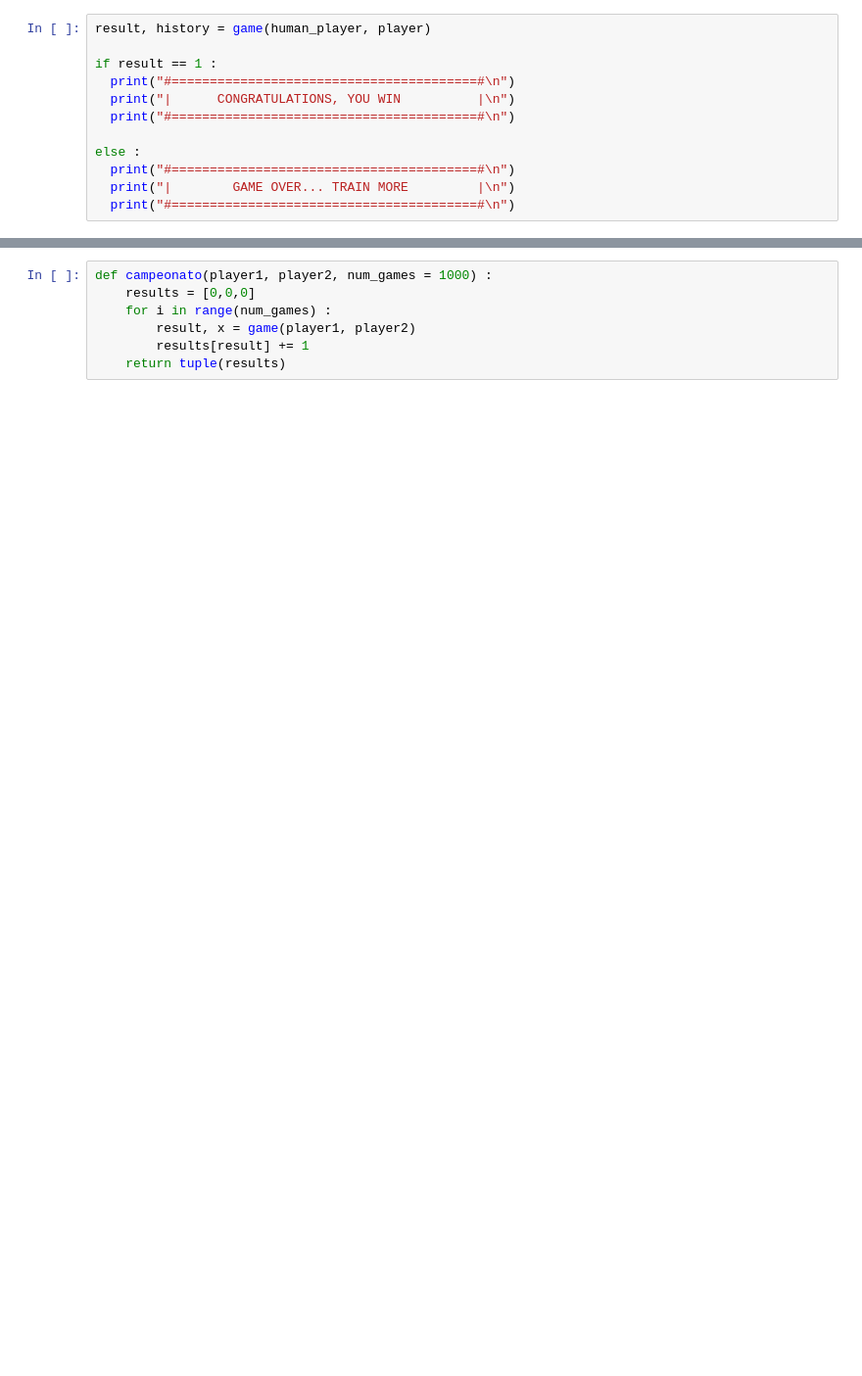
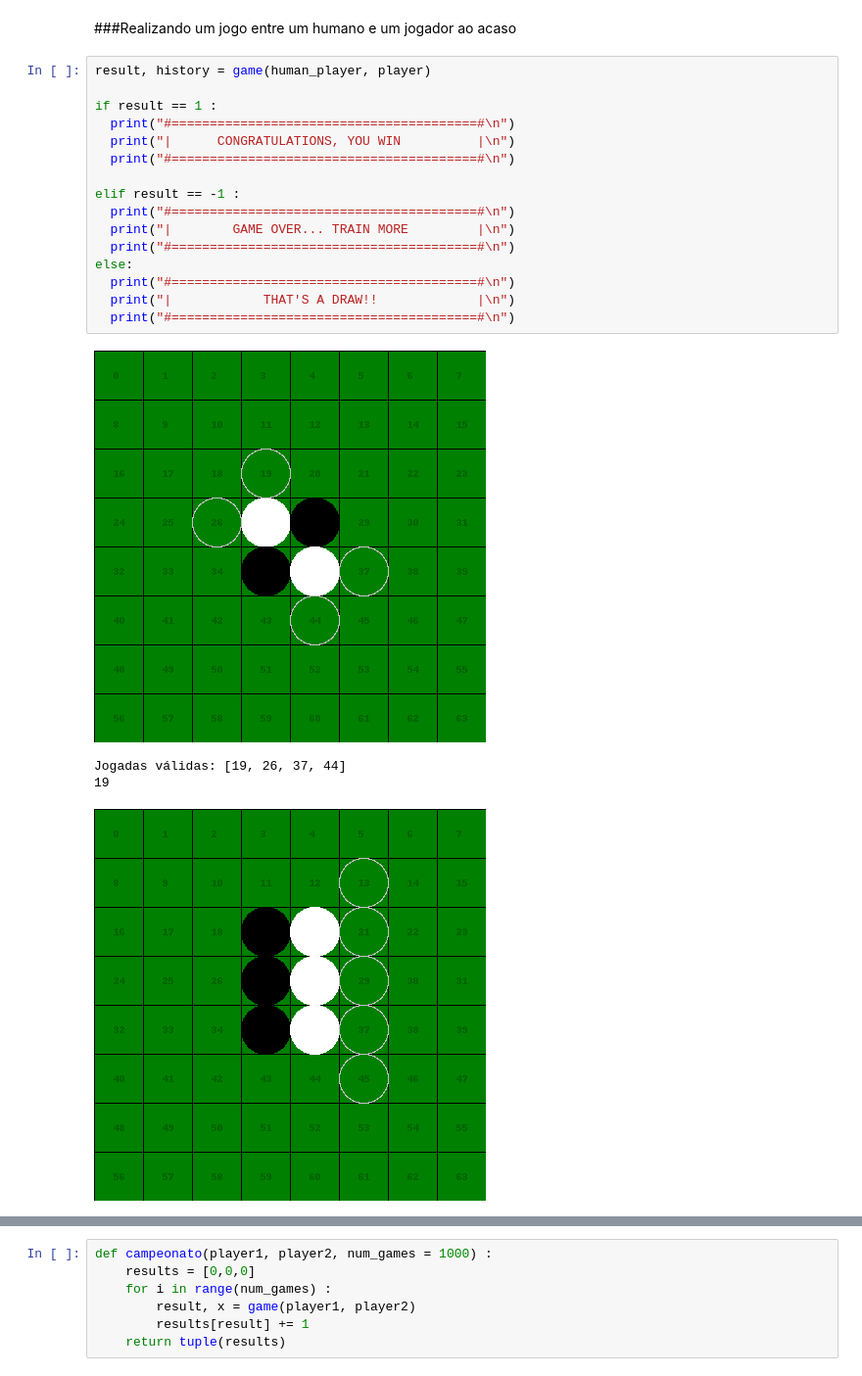
Before and after one commit to leoponte/SI202-Res-Problemas, a Jupyter notebook: Atividade 08/Atividade08.ipynb, the cells around one changed output, grey strips where cells are left out. Shown: that part at 98% size. Cells and saved outputs as stored; diff of their text form; blank space fills up the shorter version.

```diff
--- a/Atividade 08/Atividade08.ipynb
+++ b/Atividade 08/Atividade08.ipynb
@@ -449,12 +458,23 @@ def game(player1, player2) :
+# %% [markdown]
+###Realizando um jogo entre um humano e um jogador ao acaso
 # %%
 result, history = game(human_player, player)
 
 if result == 1 :
   print("#========================================#\n")
   print("|      CONGRATULATIONS, YOU WIN          |\n")
   print("#========================================#\n")
 
-else :
+elif result == -1 :
   print("#========================================#\n")
   print("|        GAME OVER... TRAIN MORE         |\n")
   print("#========================================#\n")
+else:
+  print("#========================================#\n")
+  print("|            THAT'S A DRAW!!             |\n")
+  print("#========================================#\n")
+# %% [output]
+[figure, added]
+Jogadas válidas: [19, 26, 37, 44]
+19
+[figure, added]
```
Also changed, not shown: parts of 46 cells of this notebook.
